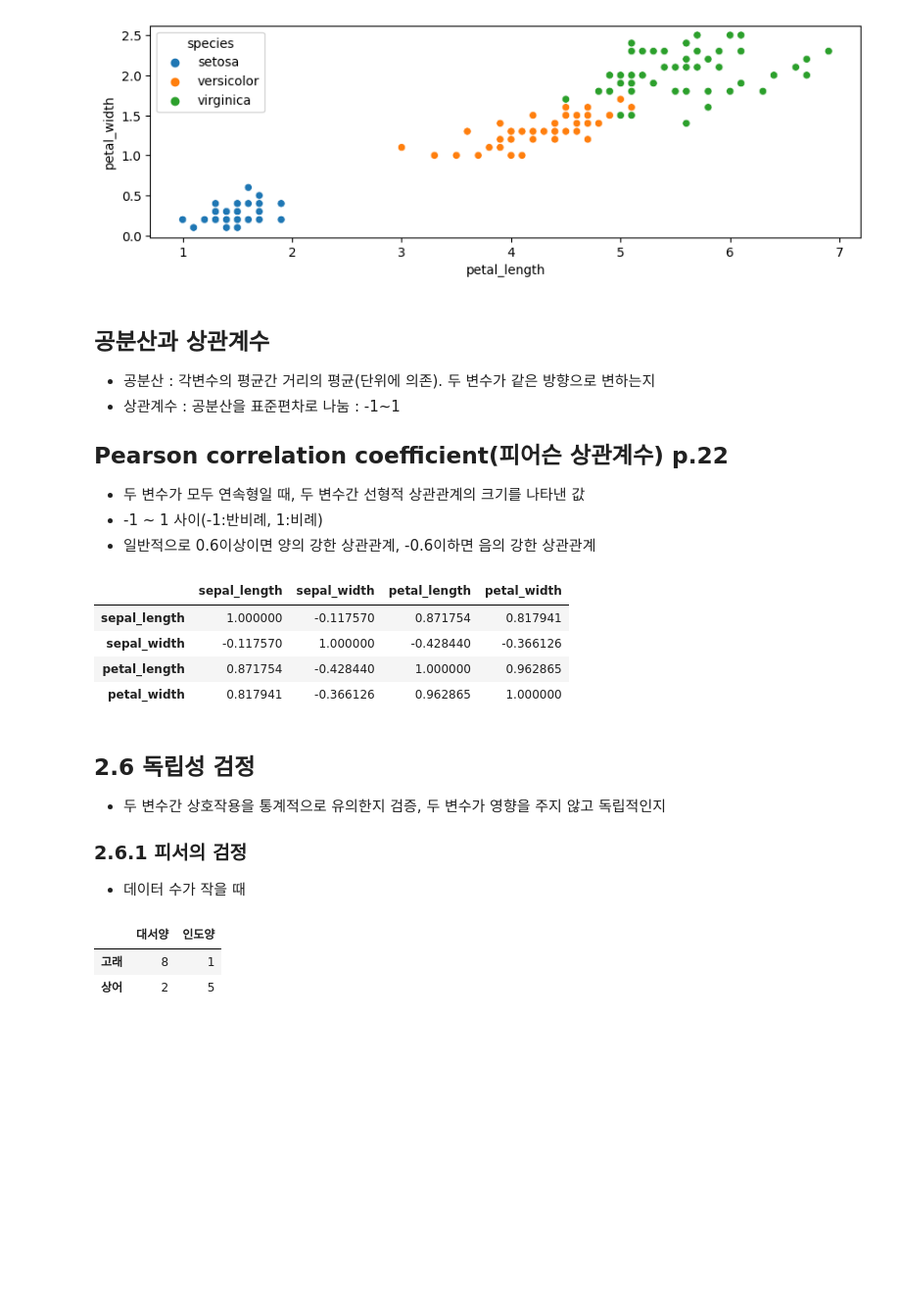
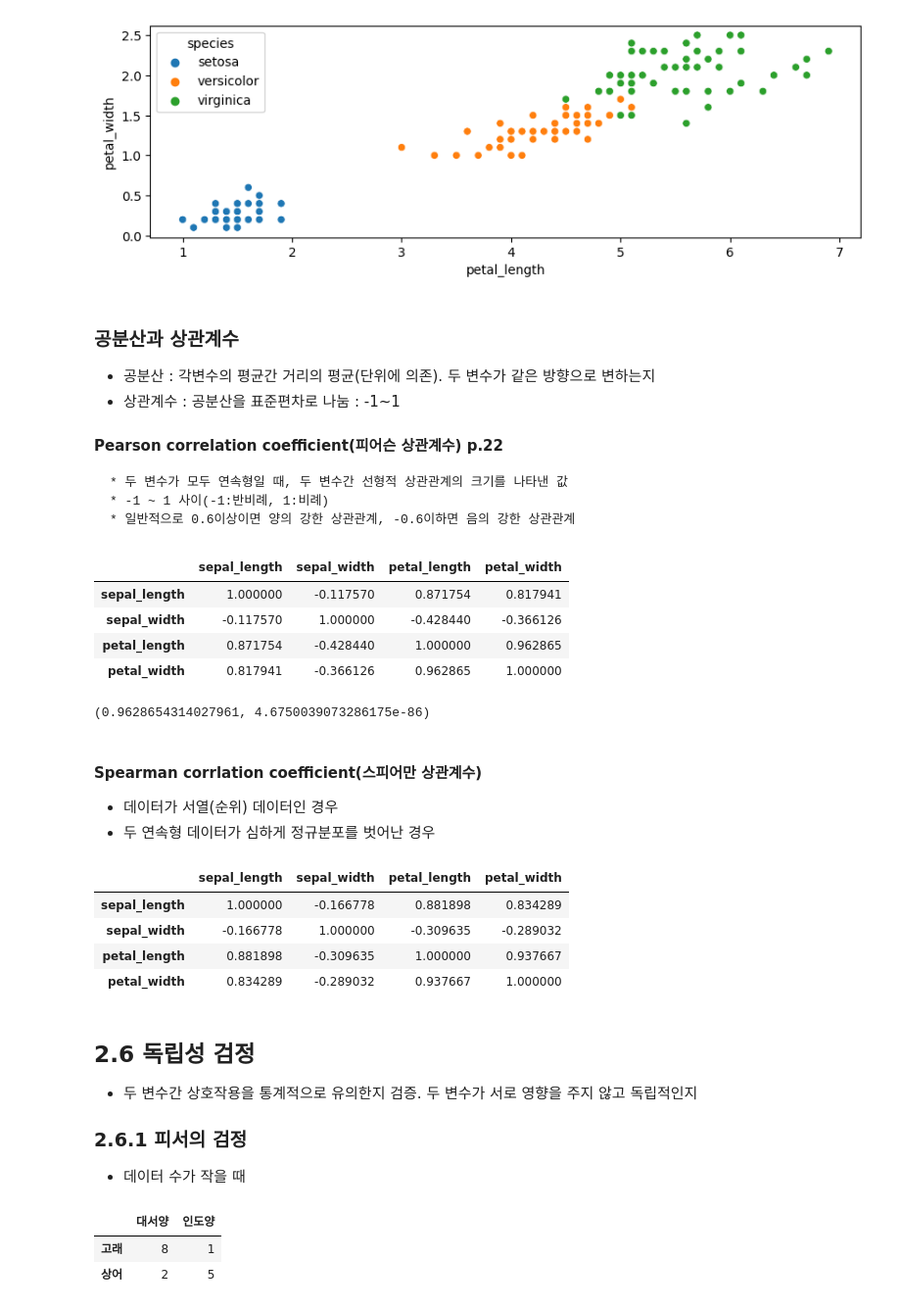
Before and after one commit to huhnam59/Create-repository, a Jupyter notebook: source/09_MachineLearning/1장_머신러닝시작하기.ipynb, the cells around one changed output. Shown at 98% size. Saved outputs shown, nothing was run; the diff lists cells and outputs as text; code cells hidden in the pictures; blank space fills up the shorter version.

```diff
--- a/source/09_MachineLearning/1장_머신러닝시작하기.ipynb
+++ b/source/09_MachineLearning/1장_머신러닝시작하기.ipynb
@@ -156,13 +164,13 @@ sns.scatterplot(data=iris, x='petal_length', y='petal_width', hue='species')
 <Axes: xlabel='petal_length', ylabel='petal_width'>
 [figure]
 # %% [markdown]
-## 공분산과 상관계수
+### 공분산과 상관계수
 - 공분산 : 각변수의 평균간 거리의 평균(단위에 의존). 두 변수가 같은 방향으로 변하는지
 - 상관계수 : 공분산을 표준편차로 나눔 : -1~1
-## Pearson correlation coefficient(피어슨 상관계수) p.22
-* 두 변수가 모두 연속형일 때, 두 변수간 선형적 상관관계의 크기를 나타낸 값
-* -1 ~ 1 사이(-1:반비례, 1:비례)
-* 일반적으로 0.6이상이면 양의 강한 상관관계, -0.6이하면 음의 강한 상관관계
+#### Pearson correlation coefficient(피어슨 상관계수) p.22
+    * 두 변수가 모두 연속형일 때, 두 변수간 선형적 상관관계의 크기를 나타낸 값
+    * -1 ~ 1 사이(-1:반비례, 1:비례)
+    * 일반적으로 0.6이상이면 양의 강한 상관관계, -0.6이하면 음의 강한 상관관계
 # %%
 import seaborn as sns
 iris = sns.load_dataset("iris")
@@ -173,9 +181,27 @@ iris.corr(numeric_only=True, method='pearson') # method='pearson'가 기본값
 | sepal_width | -0.117570 | 1.000000 | -0.428440 | -0.366126 |
 | petal_length | 0.871754 | -0.428440 | 1.000000 | 0.962865 |
 | petal_width | 0.817941 | -0.366126 | 0.962865 | 1.000000 |
+# %%
+from scipy.stats import pearsonr
+corr, p_value = pearsonr(iris.petal_width, iris.petal_length)
+corr, p_value
+# %% [output]
+(0.9628654314027961, 4.6750039073286175e-86)
+# %% [markdown]
+#### Spearman corrlation coefficient(스피어만 상관계수)
+- 데이터가 서열(순위) 데이터인 경우
+- 두 연속형 데이터가 심하게 정규분포를 벗어난 경우
+# %%
+iris.corr(numeric_only=True, method='spearman')
+# %% [output]
+|  | sepal_length | sepal_width | petal_length | petal_width |
+| sepal_length | 1.000000 | -0.166778 | 0.881898 | 0.834289 |
+| sepal_width | -0.166778 | 1.000000 | -0.309635 | -0.289032 |
+| petal_length | 0.881898 | -0.309635 | 1.000000 | 0.937667 |
+| petal_width | 0.834289 | -0.289032 | 0.937667 | 1.000000 |
 # %% [markdown]
 ## 2.6 독립성 검정
-- 두 변수간 상호작용을 통계적으로 유의한지 검증, 두 변수가 영향을 주지 않고 독립적인지
+- 두 변수간 상호작용을 통계적으로 유의한지 검증. 두 변수가 서로 영향을 주지 않고 독립적인지
 ### 2.6.1 피서의 검정
 - 데이터 수가 작을 때
 # %%
```
Also changed, not shown: parts of 61 cells of this notebook, 7 other files.
